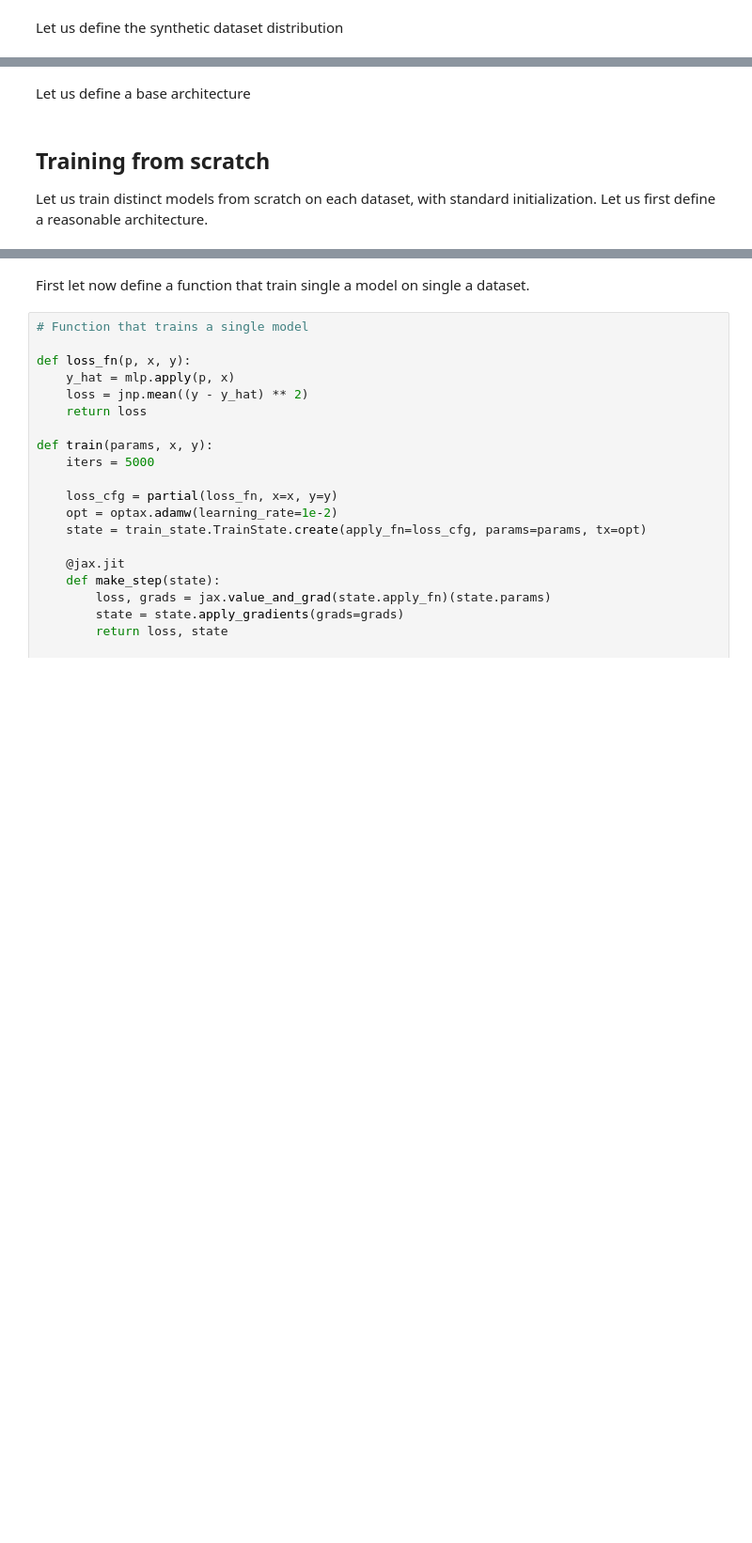
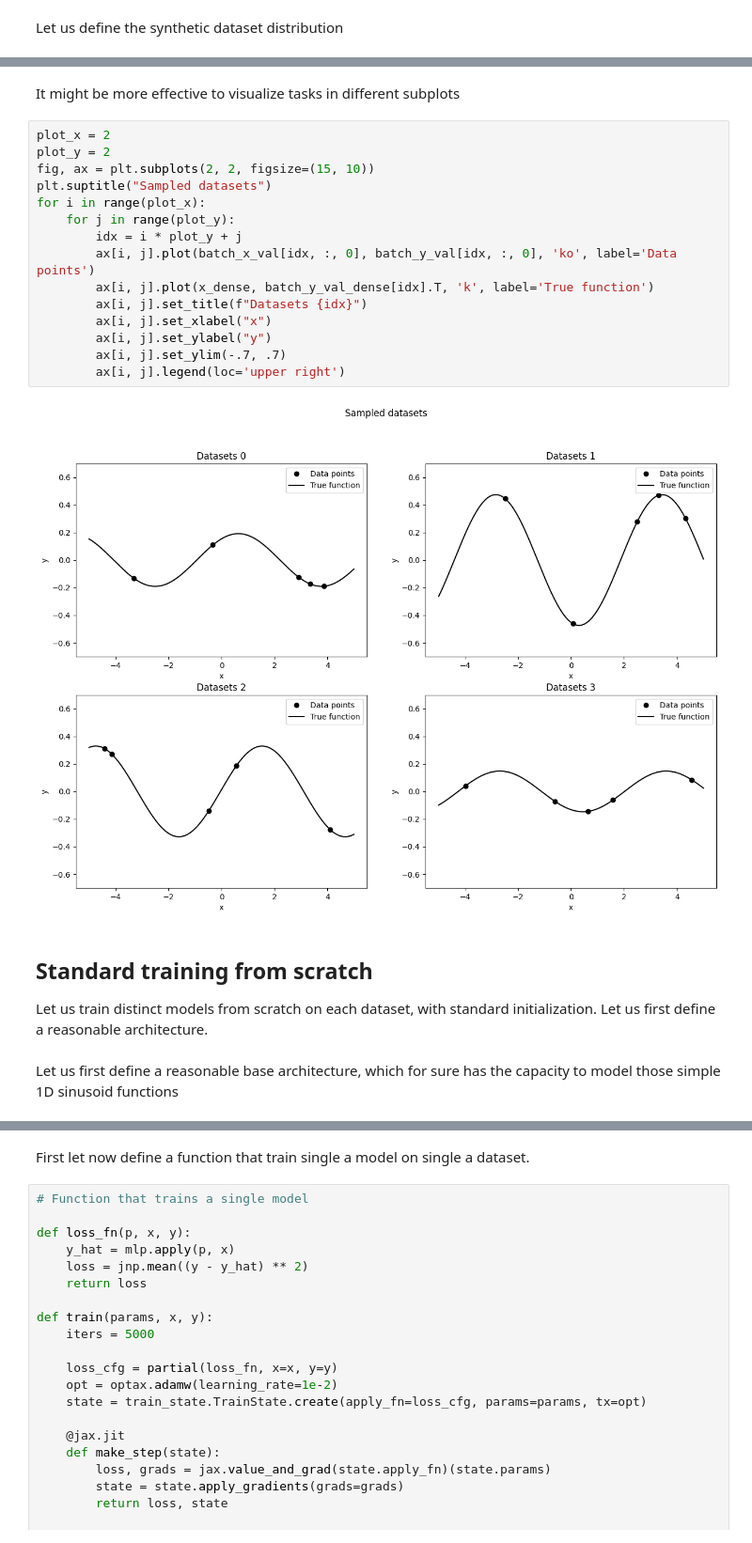
Before and after one commit to forgi86/jax-tutorial, a Jupyter notebook: working_examples/maml_sines.ipynb, the cells around one changed output, grey strips where cells are left out. Shown: that part at 94% size. Cells and saved outputs as stored; diff of their text form; blank space fills up the shorter version.

```diff
--- a/working_examples/maml_sines.ipynb
+++ b/working_examples/maml_sines.ipynb
@@ -67,9 +73,28 @@ plt.plot(x_dense, batch_y_dense[:3].T);
-# %% [markdown]
-Let us define a base architecture
+# %% [markdown]
+It might be more effective to visualize tasks in different subplots
+# %%
+plot_x = 2
+plot_y = 2
+fig, ax = plt.subplots(2, 2, figsize=(15, 10))
+plt.suptitle("Sampled datasets")
+for i in range(plot_x):
+    for j in range(plot_y):
+        idx = i * plot_y + j
+        ax[i, j].plot(batch_x_val[idx, :, 0], batch_y_val[idx, :, 0], 'ko', label='Data points')
+        ax[i, j].plot(x_dense, batch_y_val_dense[idx].T, 'k', label='True function')
+        ax[i, j].set_title(f"Datasets {idx}")
+        ax[i, j].set_xlabel("x")
+        ax[i, j].set_ylabel("y")
+        ax[i, j].set_ylim(-.7, .7)
+        ax[i, j].legend(loc='upper right')
+# %% [output]
+[figure, added]
 # %% [markdown]
-## Training from scratch
+## Standard training from scratch
 
 Let us train distinct models from scratch on each dataset, with standard initialization. Let us first define a reasonable architecture.
+# %% [markdown]
+Let us first define a reasonable base architecture, which for sure has the capacity to model those simple 1D sinusoid functions
 # %%
 # A simple MLP (stock code from copilot)
 class MLP(nn.Module):
```
Also changed, not shown: parts of 46 cells of this notebook.
